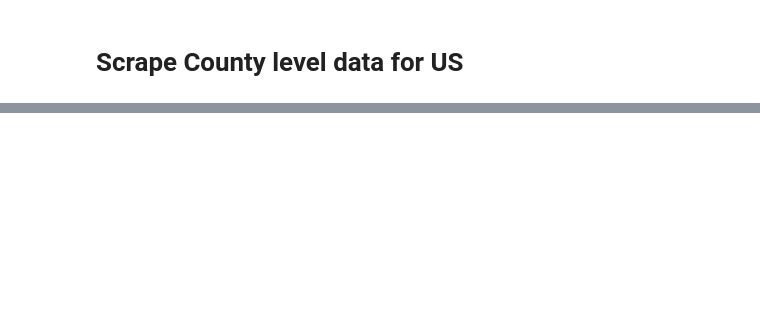
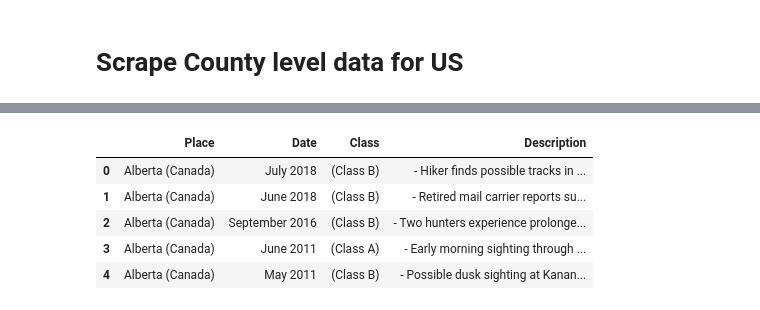
Before and after one commit to yiren54610/Bigfoot, a Jupyter notebook: Scraping.ipynb, the cells around one changed output, grey strips where cells are left out. Drawn from its saved outputs; the diff is of its cells as text; code cells hidden in the pictures; blank space fills up the shorter version.

```diff
--- a/Scraping.ipynb
+++ b/Scraping.ipynb
@@ -218,0 +291,2 @@ for tables in table_content[1:]:
+# %%
+rest = merged[49:]
@@ -218,0 +323,9 @@ for tables in table_content[1:]:
+# %%
+rest_counties.head()
+# %% [output]
+|  | Place | Date | Class | Description |
+| 0 | Alberta (Canada) | July 2018 | (Class B) | - Hiker finds possible tracks in ... |
+| 1 | Alberta (Canada) | June 2018 | (Class B) | - Retired mail carrier reports su... |
+| 2 | Alberta (Canada) | September 2016 | (Class B) | - Two hunters experience prolonge... |
+| 3 | Alberta (Canada) | June 2011 | (Class A) | - Early morning sighting through ... |
+| 4 | Alberta (Canada) | May 2011 | (Class B) | - Possible dusk sighting at Kanan... |
```
Also changed, not shown: parts of 37 cells of this notebook, 3 other files.
